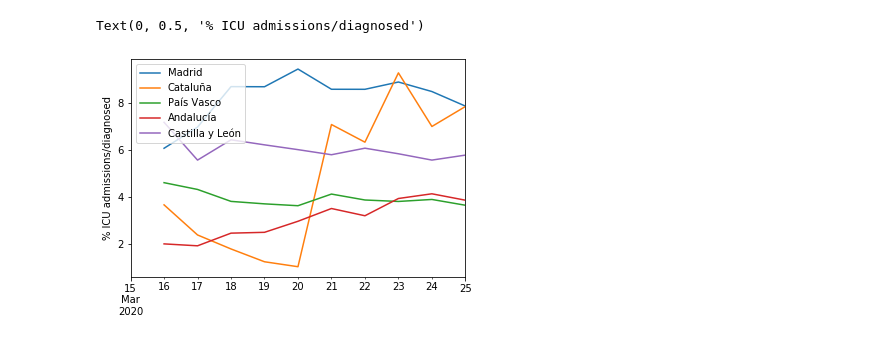
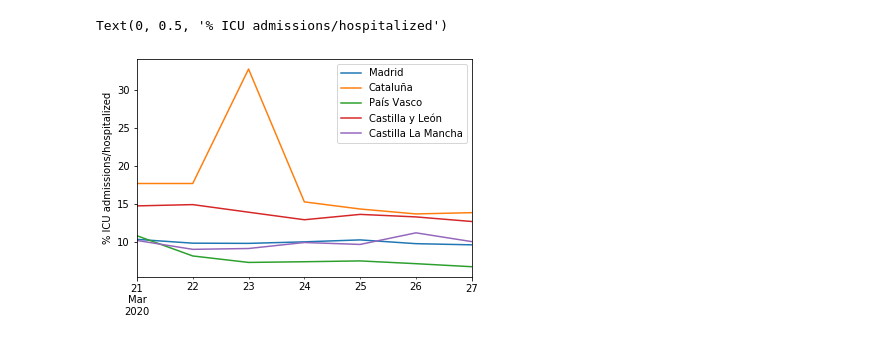
Before and after one commit to atibaup/covid-spain, a Jupyter notebook: notebooks/001_plots.ipynb, the cells around one changed output. Drawn from its saved outputs; the diff is of its cells as text; code cells hidden in the pictures.

```diff
--- a/notebooks/001_plots.ipynb
+++ b/notebooks/001_plots.ipynb
@@ -80,10 +88,10 @@ plt.ylim([0, 15])
 # %%
-cir = (100*icu/diagnosed)[most_impacted_ccaa.index]
-cir.loc[cir.index >= '2020-03-15'].plot()
-plt.ylabel('% ICU admissions/diagnosed')
+cir = (100*icu/hospitalized)[most_impacted_ccaa.index]
+cir.loc[cir.index >= '2020-03-21'].plot()
+plt.ylabel('% ICU admissions/hospitalized')
 # %% [output]
-Text(0, 0.5, '% ICU admissions/diagnosed')
+Text(0, 0.5, '% ICU admissions/hospitalized')
-[figure, old version]
+[figure, new version]
 # %%
 chr = (100*hospitalized/diagnosed)[most_impacted_ccaa.index]
 chr.loc[chr.index >= '2020-03-21'].plot()
```
Also changed, not shown: parts of 7 cells of this notebook, 8 other files.
